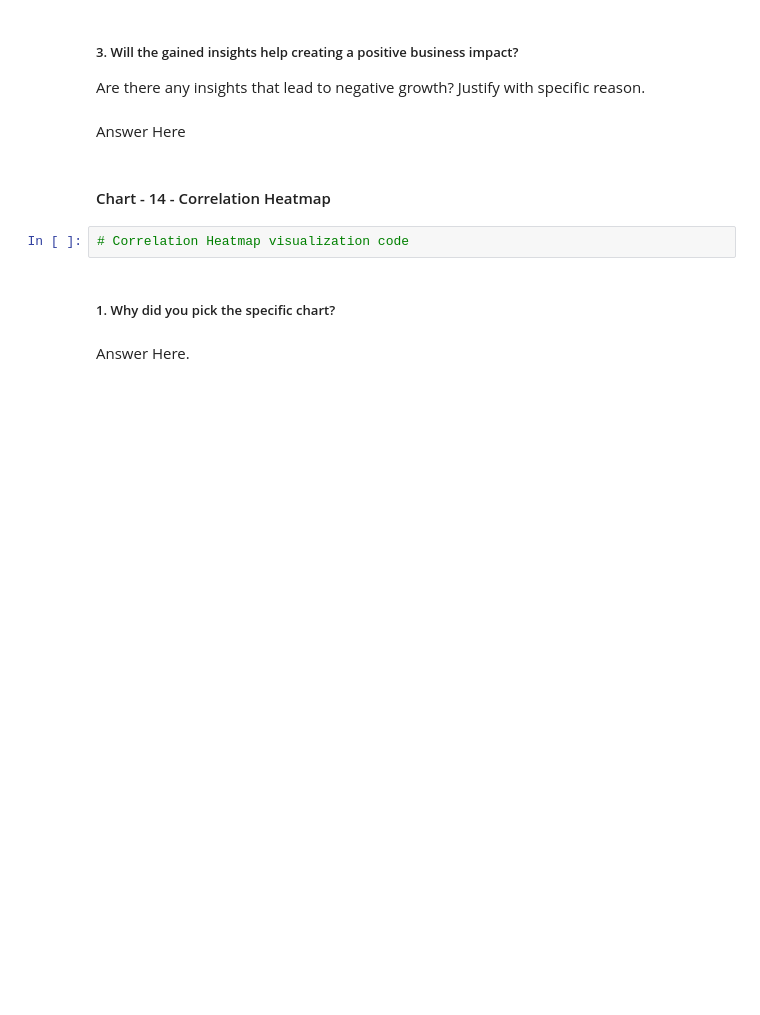
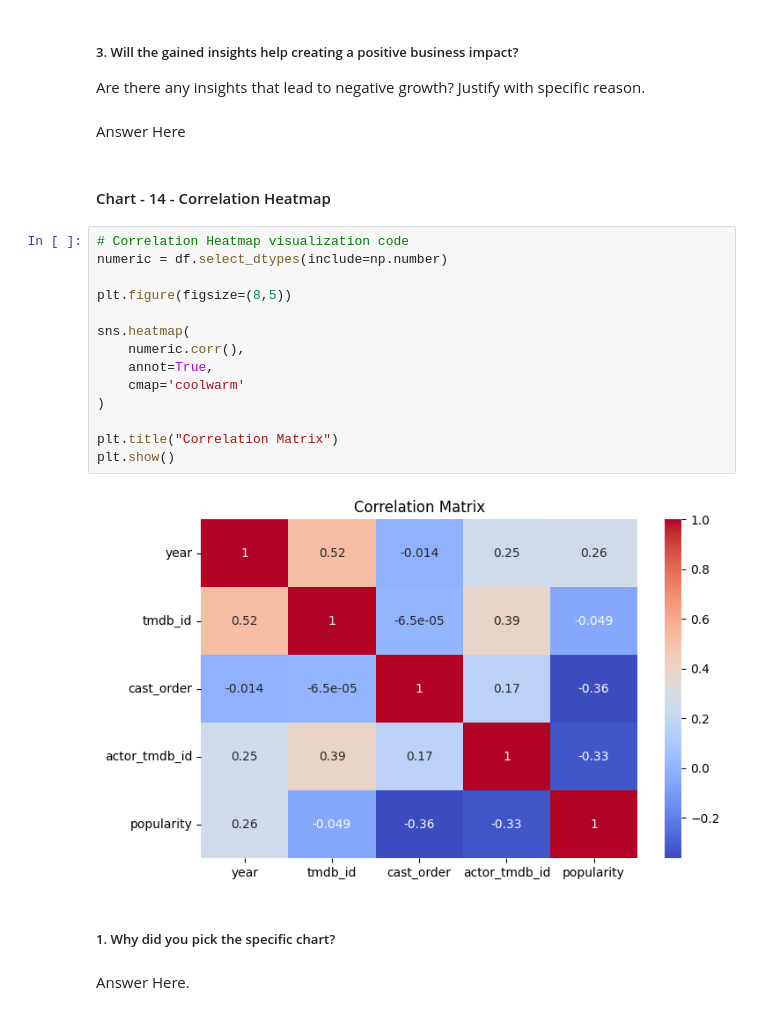
Before and after one commit to Mogatala8374/MCU-Marvel-Media-Complete-Dataset, a Jupyter notebook: MCU_&_Marvel_Media_—_Complete_Dataset.ipynb, the cells around one changed output. Saved outputs shown, nothing was run; the diff lists cells and outputs as text; blank space fills up the shorter version.

```diff
--- a/MCU_&_Marvel_Media_—_Complete_Dataset.ipynb
+++ b/MCU_&_Marvel_Media_—_Complete_Dataset.ipynb
@@ -640,8 +666,22 @@ Are there any insights that lead to negative growth? Justify with specific reaso
 Answer Here
 # %% [markdown]
 #### Chart - 14 - Correlation Heatmap
-# %%
-# Correlation Heatmap visualization code
+# %%
+# Correlation Heatmap visualization code
+numeric = df.select_dtypes(include=np.number)
+
+plt.figure(figsize=(8,5))
+
+sns.heatmap(
+    numeric.corr(),
+    annot=True,
+    cmap='coolwarm'
+)
+
+plt.title("Correlation Matrix")
+plt.show()
+# %% [output]
+[figure, added]
 # %% [markdown]
 ##### 1. Why did you pick the specific chart?
 # %% [markdown]
```
Also changed, not shown: parts of 15 cells of this notebook.
